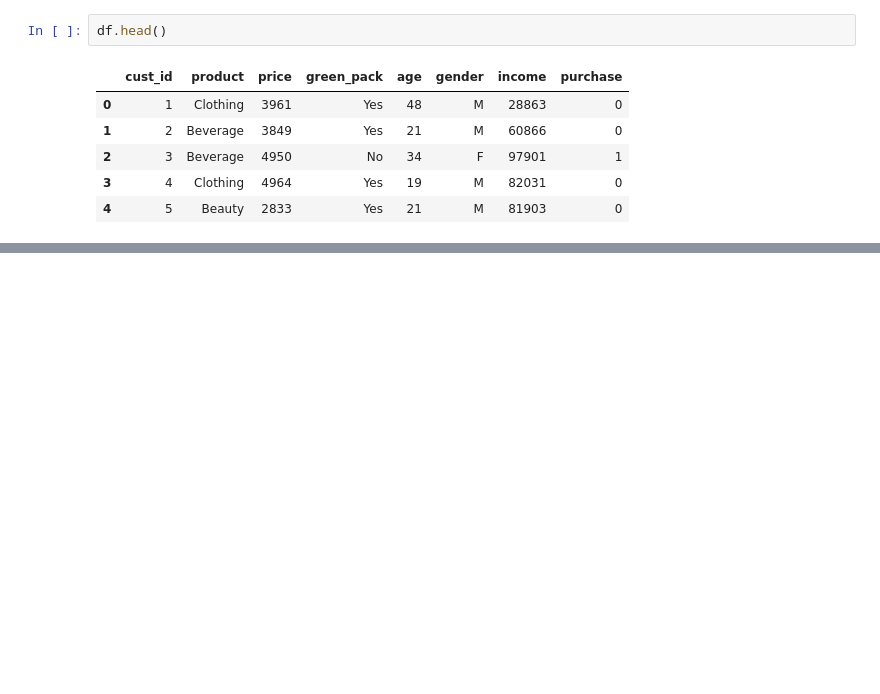
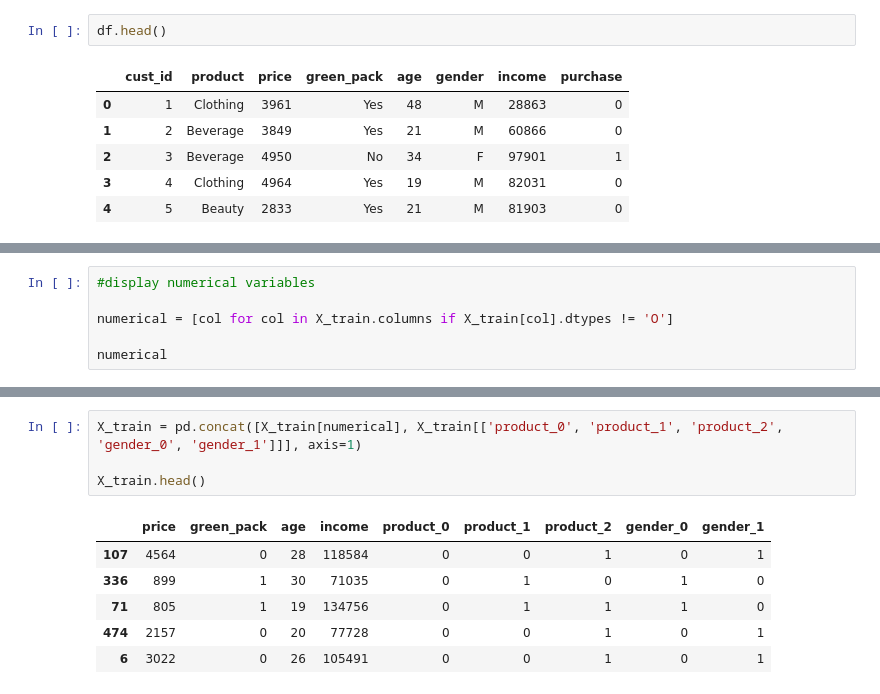
Before and after one commit to NityaVerma19/Customer-Purchase-Decision-, a Jupyter notebook: Consumer_behaviour.ipynb, the cells around one changed output, grey strips where cells are left out. Cells and saved outputs as stored; diff of their text form; blank space fills up the shorter version.

```diff
--- a/Consumer_behaviour.ipynb
+++ b/Consumer_behaviour.ipynb
@@ -168,0 +182,6 @@ array=[0. 0. 1. 0. 0. 0. 0. 0. 1. 0. 0. 0. 0. 0. 0. 0. 1. 0. 1. 1. 0. 0. 1. 1.
+# %%
+#display numerical variables
+
+numerical = [col for col in X_train.columns if X_train[col].dtypes != 'O']
+
+numerical
@@ -168,0 +226,11 @@ array=[0. 0. 1. 0. 0. 0. 0. 0. 1. 0. 0. 0. 0. 0. 0. 0. 1. 0. 1. 1. 0. 0. 1. 1.
+# %%
+X_train = pd.concat([X_train[numerical], X_train[['product_0', 'product_1', 'product_2', 'gender_0', 'gender_1']]], axis=1)
+
+X_train.head()
+# %% [output]
+|  | price | green_pack | age | income | product_0 | product_1 | product_2 | gender_0 | gender_1 |
+| 107 | 4564 | 0 | 28 | 118584 | 0 | 0 | 1 | 0 | 1 |
+| 336 | 899 | 1 | 30 | 71035 | 0 | 1 | 0 | 1 | 0 |
+| 71 | 805 | 1 | 19 | 134756 | 0 | 1 | 1 | 1 | 0 |
+| 474 | 2157 | 0 | 20 | 77728 | 0 | 0 | 1 | 0 | 1 |
+| 6 | 3022 | 0 | 26 | 105491 | 0 | 0 | 1 | 0 | 1 |
```
Also changed, not shown: parts of 31 cells of this notebook.
